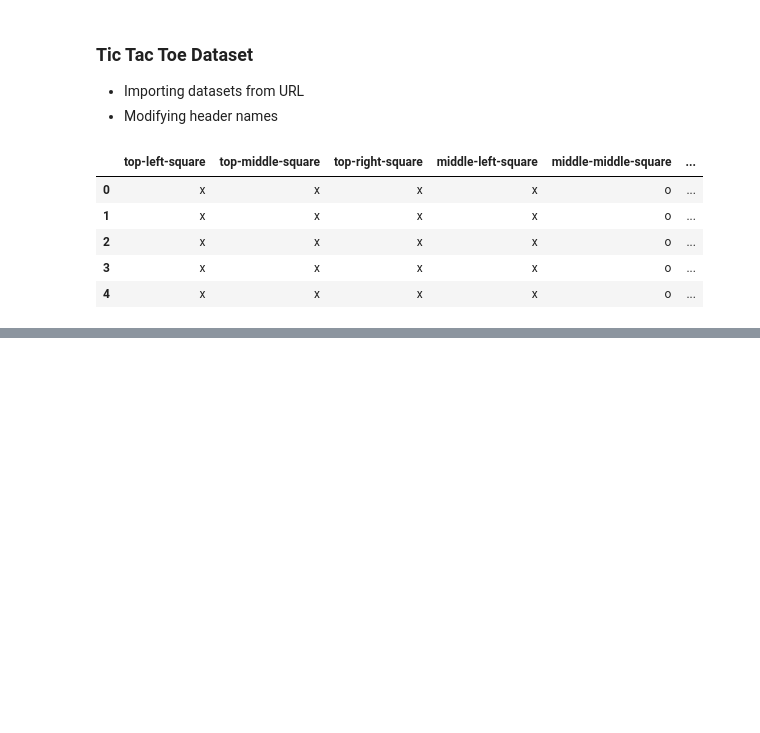
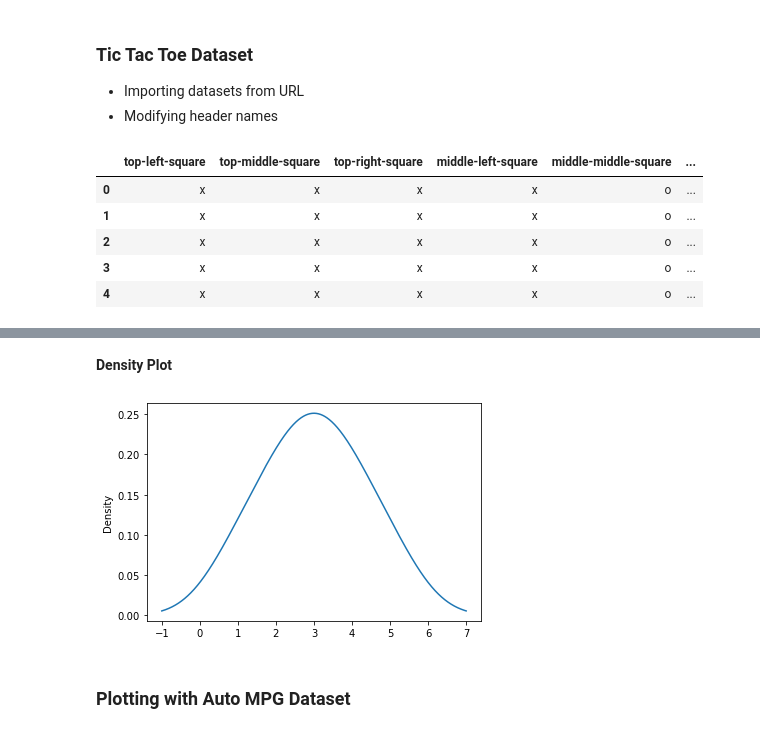
Before and after one commit to Tyler9937/Data-Science-and-Computer-Science-Fundamentals, a Jupyter notebook: Statistics Fundementals/Data Wrangling and Storytelling/Exploratory Data Analysis.ipynb, the cells around one changed output, grey strips where cells are left out. Drawn from its saved outputs; the diff is of its cells as text; code cells hidden in the pictures; blank space fills up the shorter version.

```diff
--- a/Statistics Fundementals/Data Wrangling and Storytelling/Exploratory Data Analysis.ipynb
+++ b/Statistics Fundementals/Data Wrangling and Storytelling/Exploratory Data Analysis.ipynb
@@ -60,0 +308,12 @@ df.head()
+# %% [markdown]
+**Density Plot**
+# %%
+# Create a pandas Series
+numbers = pd.Series([1, 2, 2.5, 3, 3.5, 4, 5])
+
+# Plot the KDE
+numbers.plot.kde();
+# %% [output]
+[figure, added]
+# %% [markdown]
+### Plotting with Auto MPG Dataset
```
Also changed, not shown: parts of 41 cells of this notebook.
